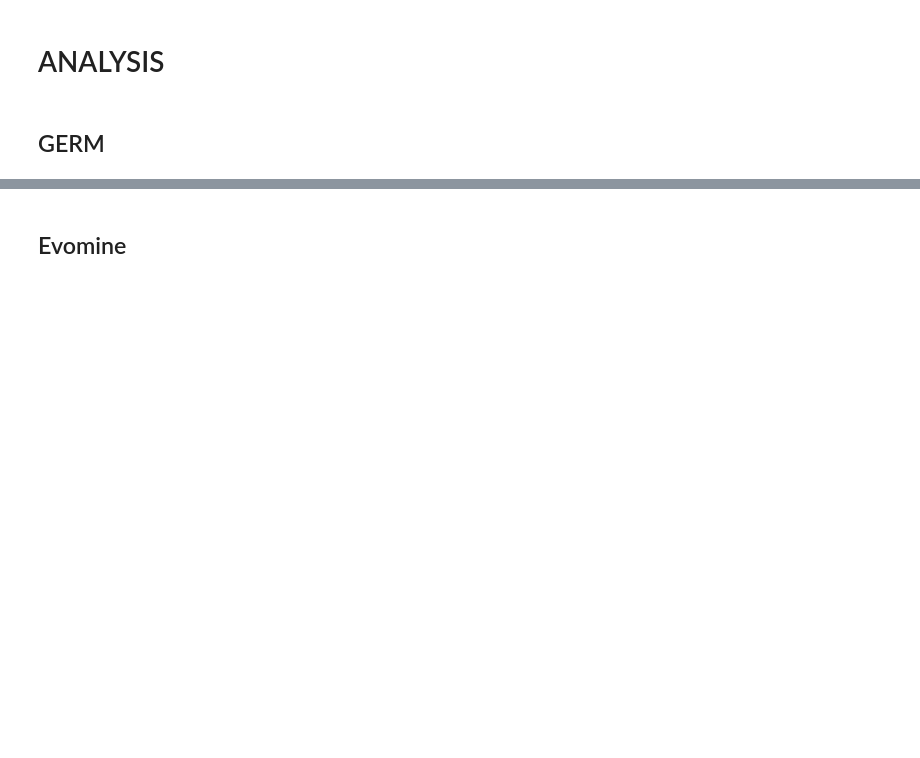
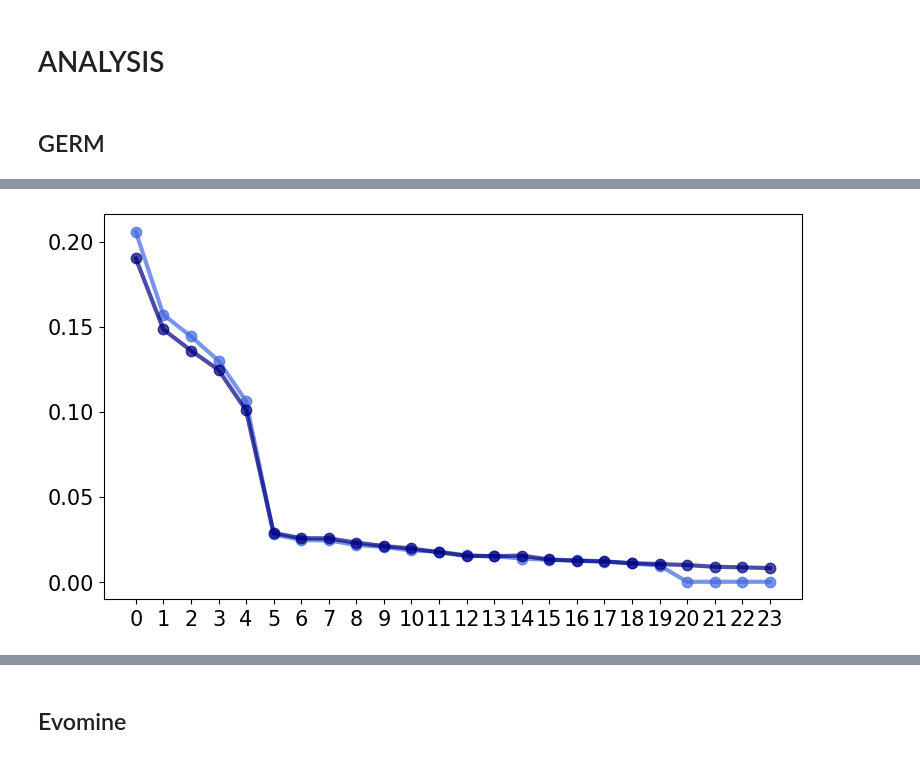
Before and after one commit to alessiaatunimi/geranio, a Jupyter notebook: geranio.ipynb, the cells around one changed output, grey strips where cells are left out. Cells and saved outputs as stored; diff of their text form; code cells hidden in the pictures; blank space fills up the shorter version.

```diff
--- a/geranio.ipynb
+++ b/geranio.ipynb
@@ -224,3 +227,4 @@ e_new_pattern_list_b, e_new_support_b = g.mapping_pattern_ids('evomine',e_patter
 # %%
-g_general_mapping = pickle.load(open('germ_general_mapping.p','rb'))
+g_general_mapping = pickle.load(open('germ_general_mapping.p','rb') )
 g_profile_b = a.get_profiles(g_new_support_b, list(g_general_mapping.keys()), './processed-outputs/',)
+g_profile = a.get_profiles(g_new_support, list(g_general_mapping.keys()), './processed-outputs/',)
@@ -226,0 +240,9 @@ g_profile_b = a.get_profiles(g_new_support_b, list(g_general_mapping.keys()), '.
+# %%
+plt.figure(figsize = (9,5))
+plt.plot(g_profile, '.-', ms = 15,lw =3,color='royalblue', alpha = 0.7)
+plt.plot(g_profile_b, '.-', ms = 15,lw =3,color='navy', alpha = 0.7)
+plt.xticks(range(24), size =15)
+plt.yticks(size =15)
+plt.show()
+# %% [output]
+[figure, added]
```
Also changed, not shown: parts of 25 cells of this notebook, 1 other file.
